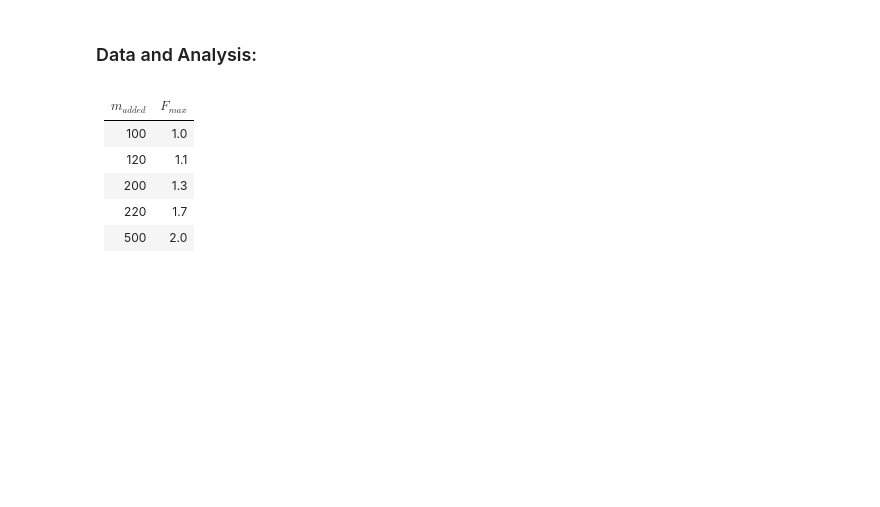
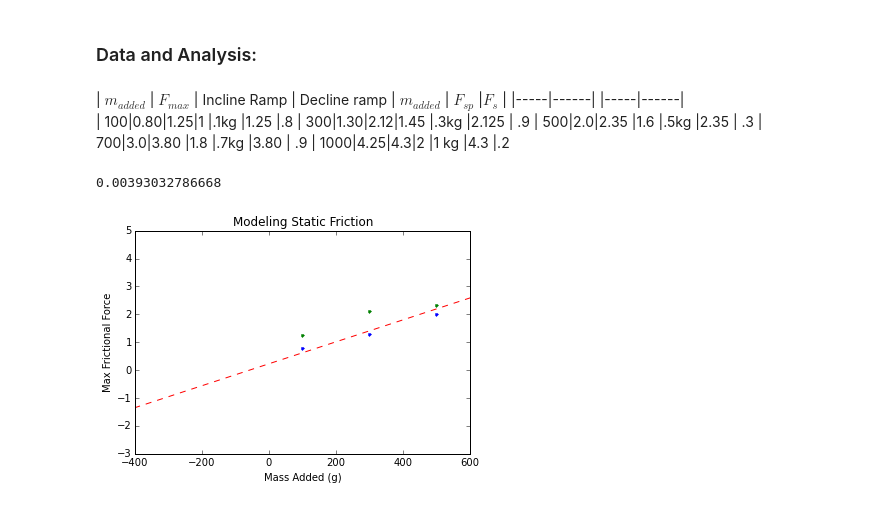
Before and after one commit to Syedahmed12/Modeling-Static-Friction, a Jupyter notebook: Modeling Static Friction.ipynb, the cells around one changed output. Saved outputs shown, nothing was run; the diff lists cells and outputs as text; code cells hidden in the pictures; blank space fills up the shorter version.

```diff
--- a/Modeling Static Friction.ipynb
+++ b/Modeling Static Friction.ipynb
@@ -22,11 +22,36 @@ We attached a spring scale to the side of a hollow box on a level surface. Addin
 </figure>
 # %% [markdown]
 ### Data and Analysis:
-# %% [markdown]
-| $m_{added}$   | $F_{max}$     |
-|-----|-------|
-| 100      |    1.0    |
-| 120       |  1.1     |
-|  200     |   1.3     |
-|   220    |     1.7   |
-| 500   |     2.0
+# %% [markdown]
+| $m_{added}$   | $F_{max}$ |  Incline Ramp | Decline ramp        | $m_{added}$   | $F_{sp}$ |$F_{s}$ |
+|-----|------|                                               |-----|------|
+| 100|0.80|1.25|1                                              |.1kg |1.25 |.8
+| 300|1.30|2.12|1.45                                             |.3kg |2.125 | .9
+| 500|2.0|2.35 |1.6                                               |.5kg |2.35 | .3
+| 700|3.0|3.80 |1.8                                              |.7kg |3.80 | .9
+| 1000|4.25|4.3|2                                              |1 kg |4.3 |.2
+# %%
+import matplotlib.pyplot as plt
+import numpy as np
+from scipy.optimize import curve_fit
+
+mm = np.linspace(-600, 700, 500)
+m = [100, 300, 500, 700, 1000]
+f = [0.80, 1.30, 2.0, 3.0, 4.25]
+fi = [1.25, 2.125, 2.35, 3.80, 4.3]
+def linear(x, a, b):
+    return a*x + b
+
+a, b = curve_fit(linear, m, f)[0]
+print(a)
+plt.xlim(-400,600)
+plt.title("Modeling Static Friction")
+plt.xlabel("Mass Added (g)")
+plt.ylabel("Max Frictional Force")
+plt.plot(m, f, '.')
+plt.plot(m, fi, '.')
+plt.plot(mm, linear(mm, a, b), '--')
+plt.show()
+# %% [output]
+0.00393032786668
+[figure, added]
```
Also changed, not shown: parts of 3 cells of this notebook.
